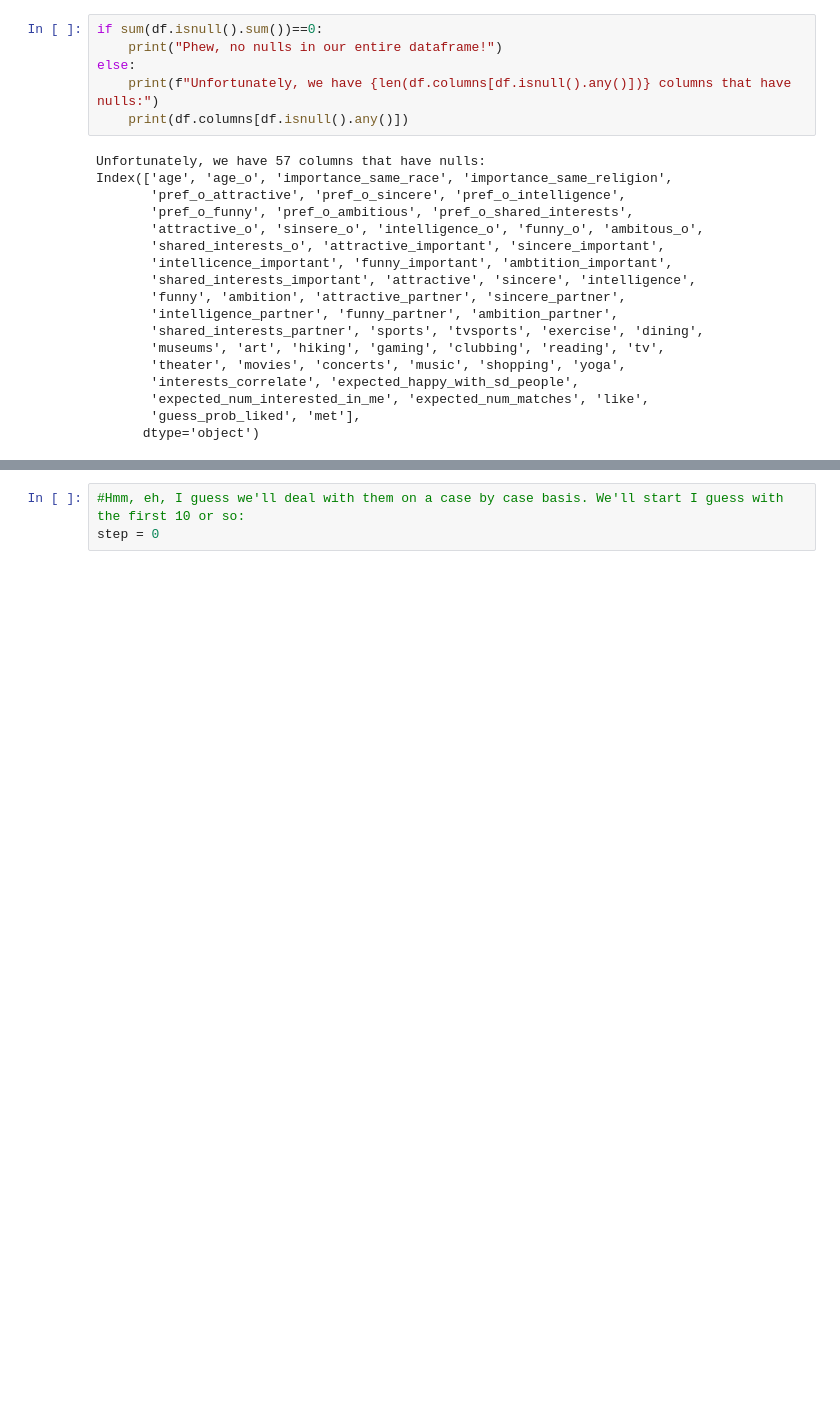
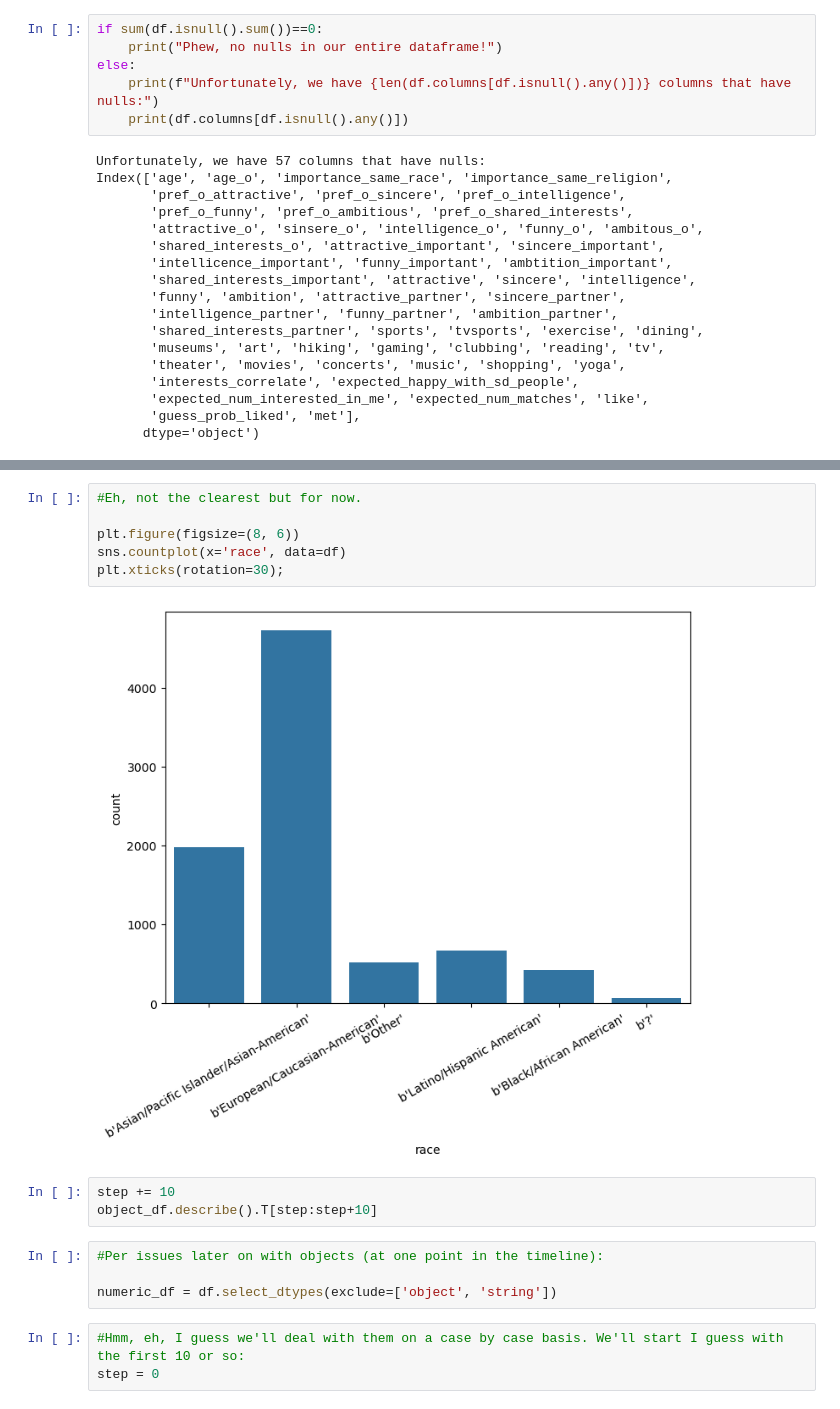
Before and after one commit to bwolff26/MAD_marriage_and_divorce_study, a Jupyter notebook: code/s2_ceda_i.ipynb, the cells around one changed output, grey strips where cells are left out. Cells and saved outputs as stored; diff of their text form; blank space fills up the shorter version.

```diff
--- a/code/s2_ceda_i.ipynb
+++ b/code/s2_ceda_i.ipynb
@@ -77,3 +123,18 @@ Index(['age', 'age_o', 'importance_same_race', 'importance_same_religion',
+# %%
+#Eh, not the clearest but for now.
+
+plt.figure(figsize=(8, 6))
+sns.countplot(x='race', data=df)
+plt.xticks(rotation=30);
+# %% [output]
+[figure, added]
+# %%
+step += 10
+object_df.describe().T[step:step+10]
+# %%
+#Per issues later on with objects (at one point in the timeline):
+
+numeric_df = df.select_dtypes(exclude=['object', 'string'])
 # %%
 #Hmm, eh, I guess we'll deal with them on a case by case basis. We'll start I guess with the first 10 or so:
 step = 0
```
Also changed, not shown: parts of 15 cells of this notebook.
